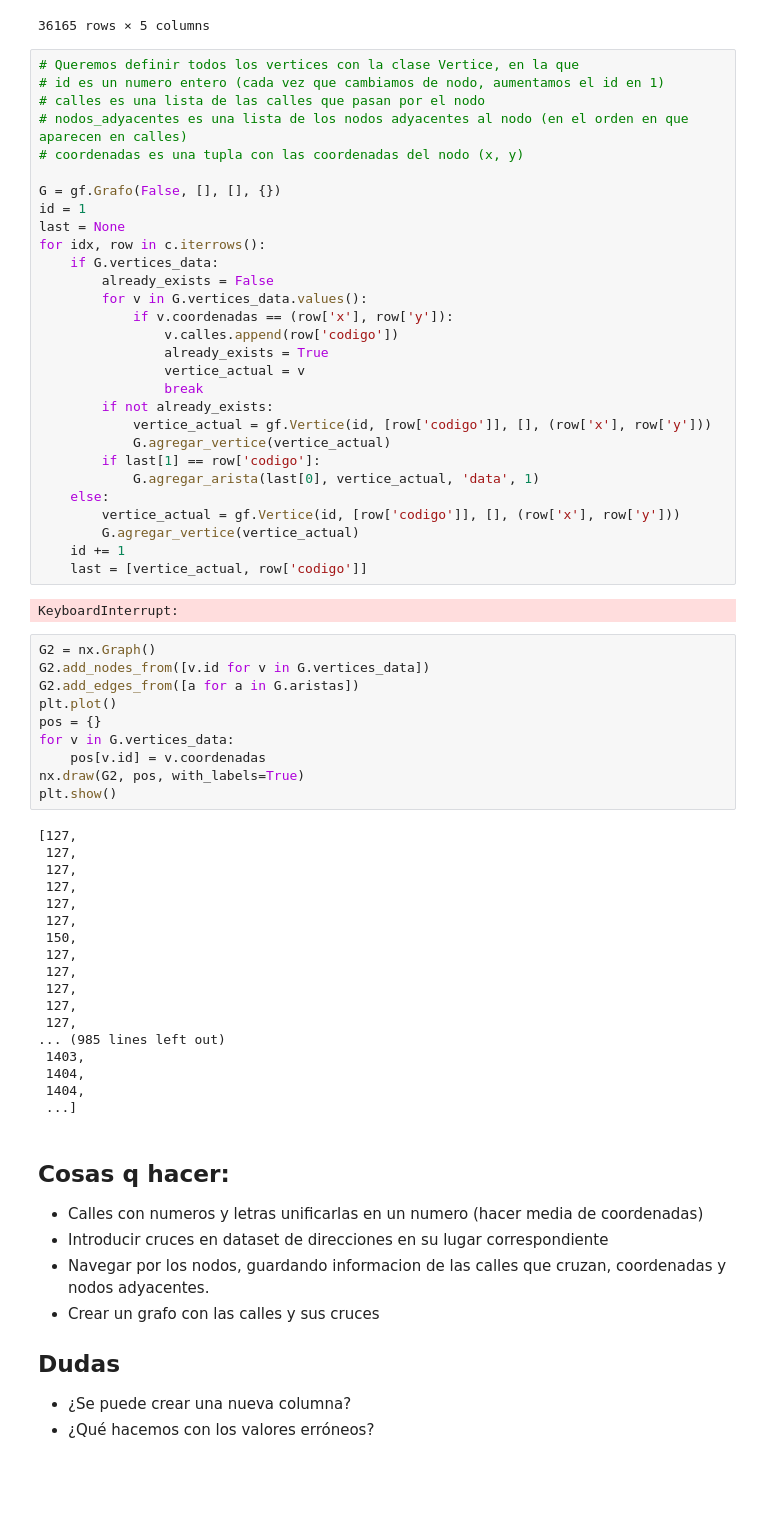
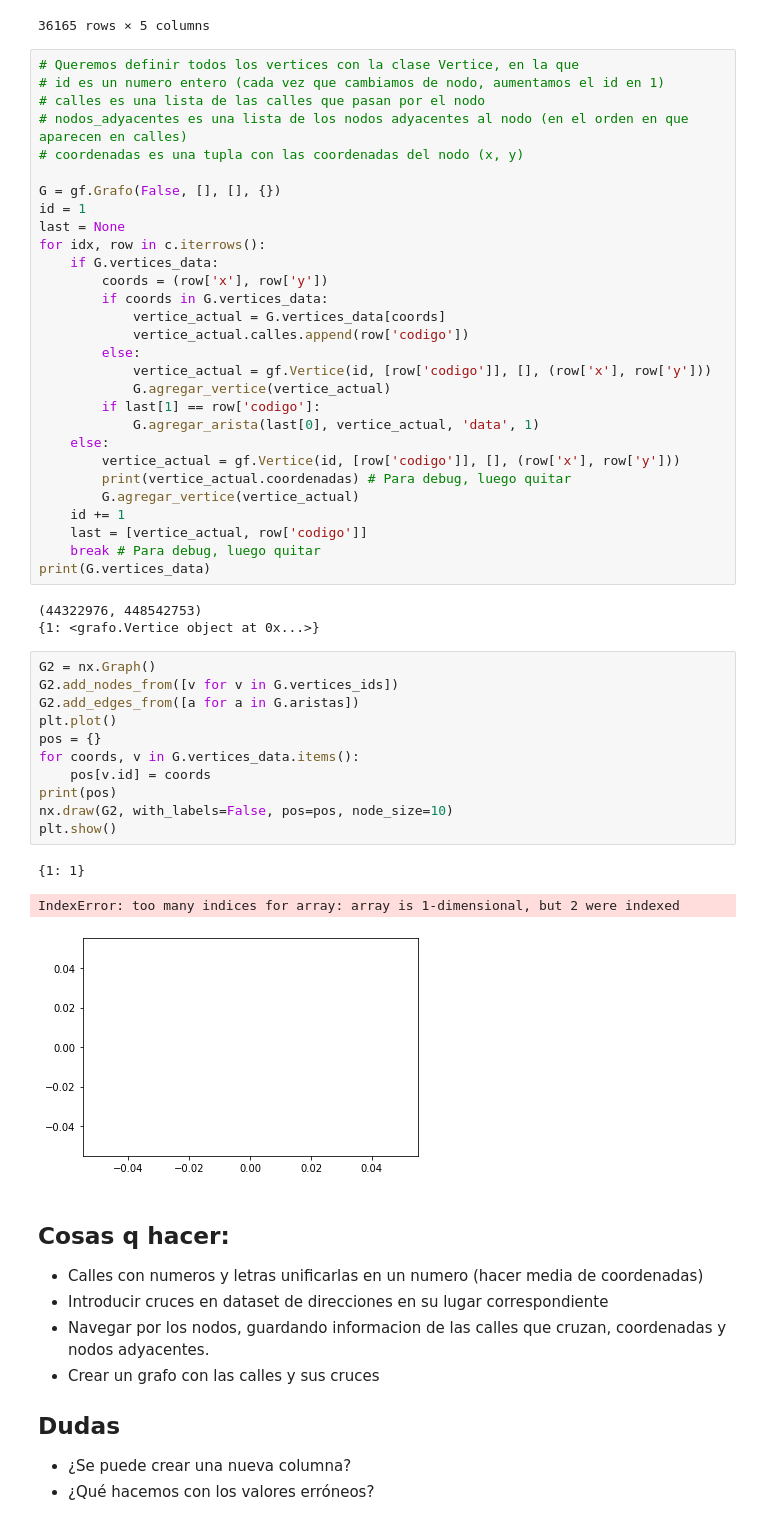
Before and after one commit to xAlexMGGx/GPS, a Jupyter notebook: gps.ipynb, the cells around one changed output. Saved outputs shown, nothing was run; the diff lists cells and outputs as text; blank space fills up the shorter version.

Commit message:
debug vertices_data

```diff
--- a/gps.ipynb
+++ b/gps.ipynb
@@ -290,53 +280,41 @@ id = 1
 last = None
 for idx, row in c.iterrows():
     if G.vertices_data:
-        already_exists = False
-        for v in G.vertices_data.values():
-            if v.coordenadas == (row['x'], row['y']):
-                v.calles.append(row['codigo'])
-                already_exists = True
-                vertice_actual = v
-                break
-        if not already_exists:
+        coords = (row['x'], row['y'])
+        if coords in G.vertices_data:
+            vertice_actual = G.vertices_data[coords]
+            vertice_actual.calles.append(row['codigo'])
+        else:
             vertice_actual = gf.Vertice(id, [row['codigo']], [], (row['x'], row['y']))
             G.agregar_vertice(vertice_actual)
         if last[1] == row['codigo']:
             G.agregar_arista(last[0], vertice_actual, 'data', 1)
     else:
         vertice_actual = gf.Vertice(id, [row['codigo']], [], (row['x'], row['y']))
+        print(vertice_actual.coordenadas) # Para debug, luego quitar
         G.agregar_vertice(vertice_actual)
     id += 1
     last = [vertice_actual, row['codigo']]
+    break # Para debug, luego quitar
+print(G.vertices_data)
 # %% [output]
-KeyboardInterrupt:
+(44322976, 448542753)
+{1: <grafo.Vertice object at 0x...>}
 # %%
 G2 = nx.Graph()
-G2.add_nodes_from([v.id for v in G.vertices_data])
+G2.add_nodes_from([v for v in G.vertices_ids])
 G2.add_edges_from([a for a in G.aristas])
 plt.plot()
 pos = {}
-for v in G.vertices_data:
-    pos[v.id] = v.coordenadas
-nx.draw(G2, pos, with_labels=True)
+for coords, v in G.vertices_data.items():
+    pos[v.id] = coords
+print(pos)
+nx.draw(G2, with_labels=False, pos=pos, node_size=10)
 plt.show()
 # %% [output]
-[127,
- 127,
- 127,
- 127,
- 127,
- 127,
- 150,
- 127,
- 127,
- 127,
- 127,
- 127,
-... (985 lines left out)
- 1403,
- 1404,
- 1404,
- ...]
+{1: 1}
+IndexError: too many indices for array: array is 1-dimensional, but 2 were indexed
+[figure, added]
 # %% [markdown]
 ## Cosas q hacer:
 
```
Also changed, not shown: parts of 1 cell of this notebook, 1 other file.
